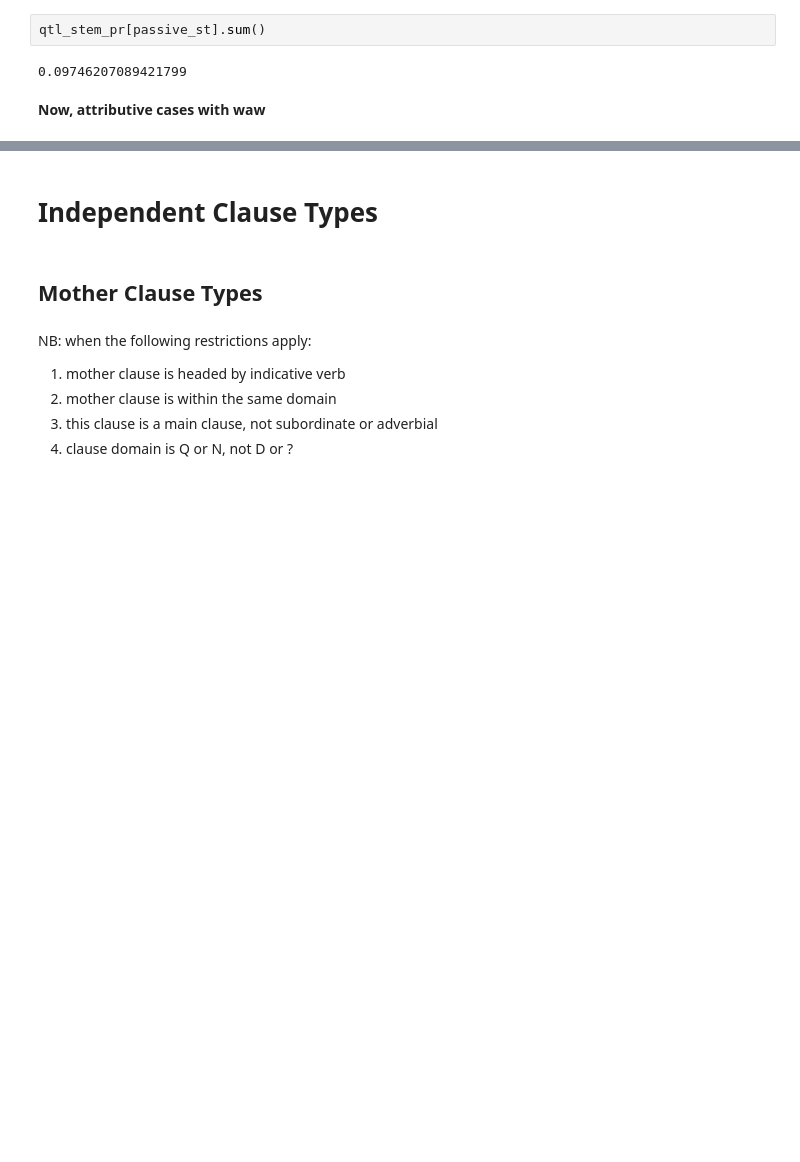
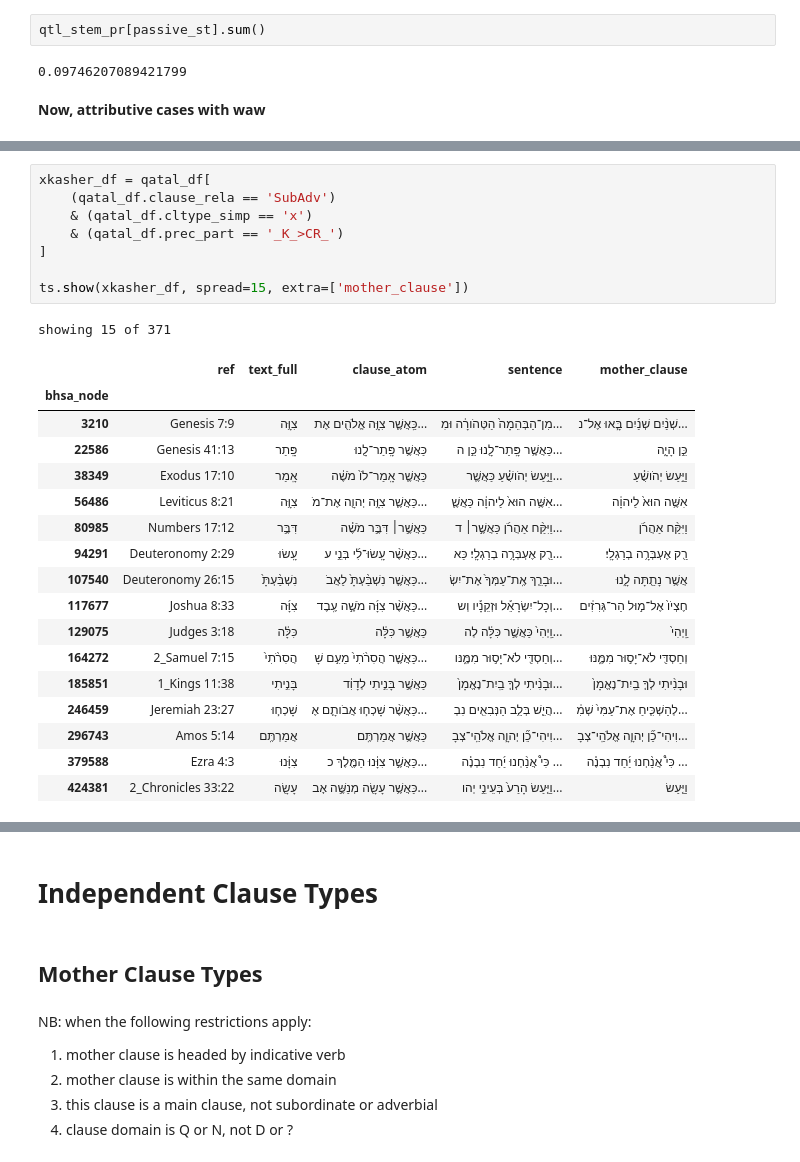
Before and after one commit to CambridgeSemiticsLab/Gesenius_data, a Jupyter notebook: analysis/§106_formal.ipynb, the cells around one changed output, grey strips where cells are left out. Saved outputs shown, nothing was run; the diff lists cells and outputs as text; blank space fills up the shorter version.

```diff
--- a/analysis/§106_formal.ipynb
+++ b/analysis/§106_formal.ipynb
@@ -1033,0 +1084,27 @@ showing 11 of 11
+# %%
+xkasher_df = qatal_df[
+    (qatal_df.clause_rela == 'SubAdv')
+    & (qatal_df.cltype_simp == 'x')
+    & (qatal_df.prec_part == '_K_>CR_')
+]
+
+ts.show(xkasher_df, spread=15, extra=['mother_clause'])
+# %% [output]
+showing 15 of 371
+|  | ref | text_full | clause_atom | sentence | mother_clause |
+| bhsa_node |  |  |  |  |  |
+| 3210 | Genesis 7:9 | צִוָּ֥ה | כַּֽאֲשֶׁ֛ר צִוָּ֥ה אֱלֹהִ֖ים אֶת... | מִן־הַבְּהֵמָה֙ הַטְּהֹורָ֔ה וּמִ... | שְׁנַ֨יִם שְׁנַ֜יִם בָּ֧אוּ אֶל־נ... |
+| 22586 | Genesis 41:13 | פָּֽתַר | כַּאֲשֶׁ֥ר פָּֽתַר־לָ֖נוּ | כַּאֲשֶׁ֥ר פָּֽתַר־לָ֖נוּ כֵּ֣ן ה... | כֵּ֣ן הָיָ֑ה |
+| 38349 | Exodus 17:10 | אָֽמַר | כַּאֲשֶׁ֤ר אָֽמַר־לֹו֙ מֹשֶׁ֔ה | וַיַּ֣עַשׂ יְהֹושֻׁ֗עַ כַּאֲשֶׁ֤ר... | וַיַּ֣עַשׂ יְהֹושֻׁ֗עַ |
+| 56486 | Leviticus 8:21 | צִוָּ֥ה | כַּאֲשֶׁ֛ר צִוָּ֥ה יְהוָ֖ה אֶת־מֹ... | אִשֶּׁ֥ה הוּא֙ לַיהוָ֔ה כַּאֲשֶׁ֛... | אִשֶּׁ֥ה הוּא֙ לַיהוָ֔ה |
+| 80985 | Numbers 17:12 | דִּבֶּ֣ר | כַּאֲשֶׁ֣ר׀ דִּבֶּ֣ר מֹשֶׁ֗ה | וַיִּקַּ֨ח אַהֲרֹ֜ן כַּאֲשֶׁ֣ר׀ ד... | וַיִּקַּ֨ח אַהֲרֹ֜ן |
+| 94291 | Deuteronomy 2:29 | עָֽשׂוּ | כַּאֲשֶׁ֨ר עָֽשׂוּ־לִ֜י בְּנֵ֣י ע... | רַ֖ק אֶעְבְּרָ֥ה בְרַגְלָֽי׃ כַּא... | רַ֖ק אֶעְבְּרָ֥ה בְרַגְלָֽי׃ |
+| 107540 | Deuteronomy 26:15 | נִשְׁבַּ֨עְתָּ֙ | כַּאֲשֶׁ֤ר נִשְׁבַּ֨עְתָּ֙ לַאֲבֹ... | וּבָרֵ֤ךְ אֶֽת־עַמְּךָ֙ אֶת־יִשְׂ... | אֲשֶׁ֥ר נָתַ֖תָּה לָ֑נוּ |
+| 117677 | Joshua 8:33 | צִוָּ֜ה | כַּאֲשֶׁ֨ר צִוָּ֜ה מֹשֶׁ֣ה עֶֽבֶד... | וְכָל־יִשְׂרָאֵ֡ל וּזְקֵנָ֡יו וְש... | חֶצְיֹו֙ אֶל־מ֣וּל הַר־גְּרִזִ֔ים |
+| 129075 | Judges 3:18 | כִּלָּ֔ה | כַּאֲשֶׁ֣ר כִּלָּ֔ה | וַֽיְהִי֙ כַּאֲשֶׁ֣ר כִּלָּ֔ה לְה... | וַֽיְהִי֙ |
+| 164272 | 2_Samuel 7:15 | הֲסִרֹ֨תִי֙ | כַּאֲשֶׁ֤ר הֲסִרֹ֨תִי֙ מֵעִ֣ם שָׁ... | וְחַסְדִּ֖י לֹא־יָס֣וּר מִמֶּ֑נּו... | וְחַסְדִּ֖י לֹא־יָס֣וּר מִמֶּ֑נּוּ |
+| 185851 | 1_Kings 11:38 | בָּנִ֣יתִי | כַּאֲשֶׁ֣ר בָּנִ֣יתִי לְדָוִ֔ד | וּבָנִ֨יתִי לְךָ֤ בַֽיִת־נֶאֱמָן֙... | וּבָנִ֨יתִי לְךָ֤ בַֽיִת־נֶאֱמָן֙ |
+| 246459 | Jeremiah 23:27 | שָׁכְח֧וּ | כַּאֲשֶׁ֨ר שָׁכְח֧וּ אֲבֹותָ֛ם אֶ... | הֲיֵ֛שׁ בְּלֵ֥ב הַנְּבִאִ֖ים נִבְ... | לְהַשְׁכִּ֤יחַ אֶת־עַמִּי֙ שְׁמִ֔... |
+| 296743 | Amos 5:14 | אֲמַרְתֶּֽם | כַּאֲשֶׁ֥ר אֲמַרְתֶּֽם׃ | וִיהִי־כֵ֞ן יְהוָ֧ה אֱלֹהֵֽי־צְבָ... | וִיהִי־כֵ֞ן יְהוָ֧ה אֱלֹהֵֽי־צְבָ... |
+| 379588 | Ezra 4:3 | צִוָּ֔נוּ | כַּאֲשֶׁ֣ר צִוָּ֔נוּ הַמֶּ֖לֶךְ כ... | כִּי֩ אֲנַ֨חְנוּ יַ֜חַד נִבְנֶ֗ה ... | כִּי֩ אֲנַ֨חְנוּ יַ֜חַד נִבְנֶ֗ה ... |
+| 424381 | 2_Chronicles 33:22 | עָשָׂ֖ה | כַּאֲשֶׁ֥ר עָשָׂ֖ה מְנַשֶּׁ֣ה אָב... | וַיַּ֤עַשׂ הָרַע֙ בְּעֵינֵ֣י יְהו... | וַיַּ֤עַשׂ |
```
Also changed, not shown: parts of 14 cells of this notebook.
